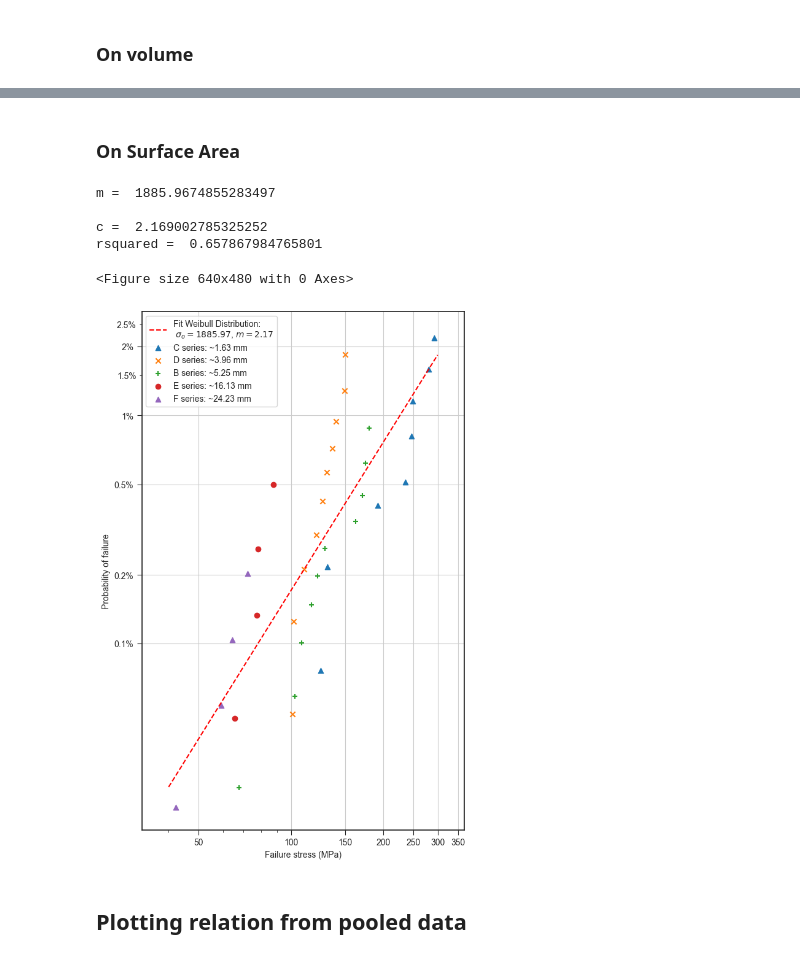
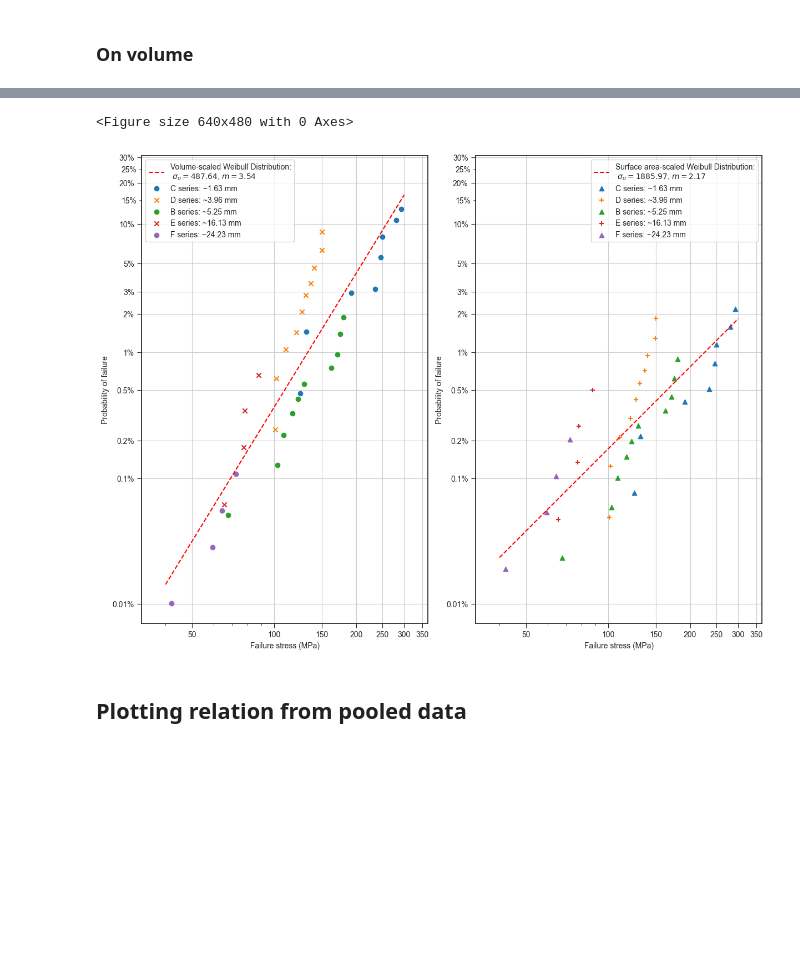
Before and after one commit to Mackus101/GlassMechAnalysis, a Jupyter notebook: analyse.ipynb, the cells around one changed output, grey strips where cells are left out. Saved outputs shown, nothing was run; the diff lists cells and outputs as text; code cells hidden in the pictures; blank space fills up the shorter version.

```diff
--- a/analyse.ipynb
+++ b/analyse.ipynb
@@ -835,21 +838,8 @@ plot_normalized_weibull(gcc_data_clean, gcc_data_anal, alpha_V, beta_V, "V")
-# %% [markdown]
-### On Surface Area
-# %%
-alpha_SA, beta_SA, r_SA = fit_normalized_data(gcc_data_clean, "SA")
-
-print("m = ", alpha_SA, "\n")
-print("c = ", beta_SA)
-print("rsquared = ", r_SA**2)
-# %% [output]
-m =  1885.9674855283497
-
-c =  2.169002785325252
-rsquared =  0.657867984765801
-# %%
-plot_normalized_weibull(gcc_data_clean, gcc_data_anal, alpha_SA, beta_SA, "SA")
-# %% [output]
-<Figure size 640x480 with 0 Axes>
-[figure, removed]
+# %%
+v_dist, sa_dist = plot_normalized_weibull(gcc_data_clean, gcc_data_anal)
+# %% [output]
+<Figure size 640x480 with 0 Axes>
+[figure, added]
 # %% [markdown]
 ## Plotting relation from pooled data
 # %%
```
Also changed, not shown: parts of 10 cells of this notebook, 1 other file.
